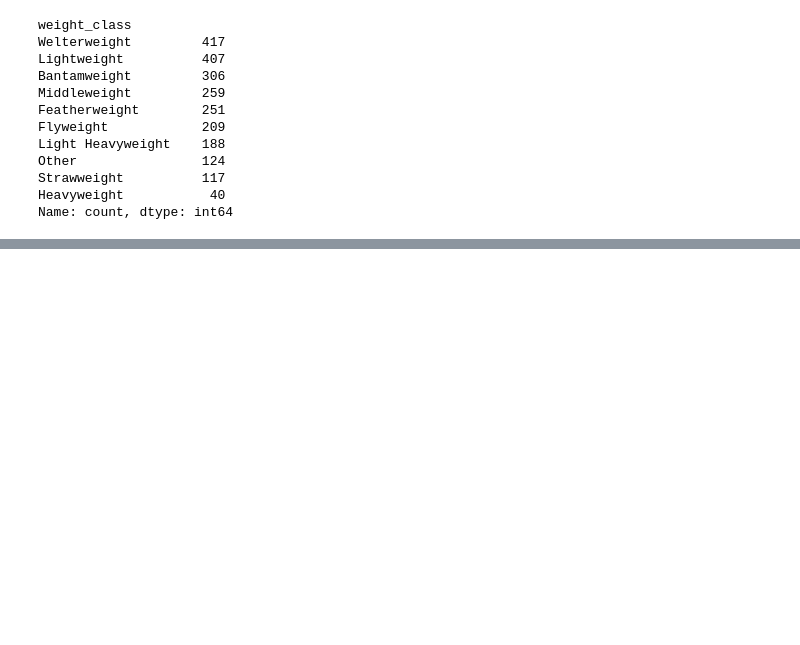
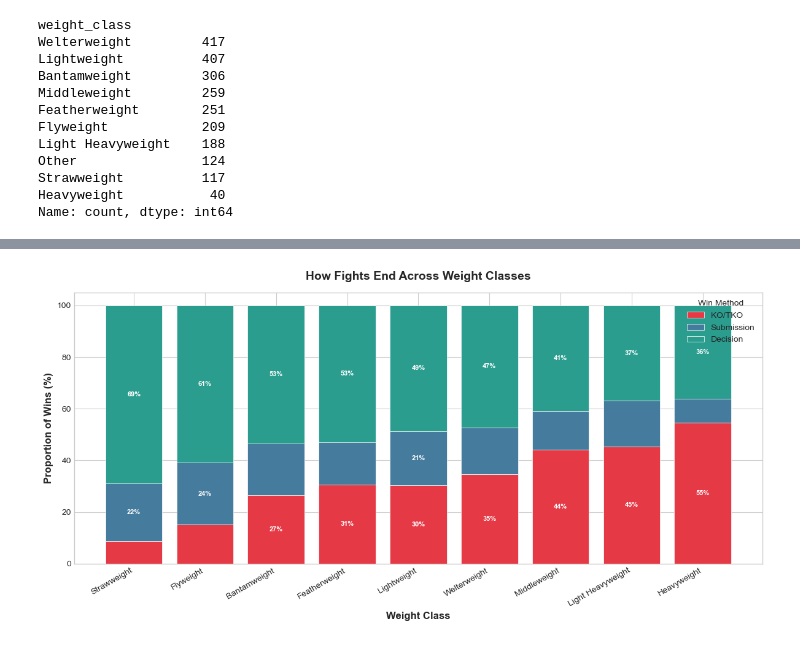
Before and after one commit to wilmshurstnoah-ux/ufc-analysis, a Jupyter notebook: blog.ipynb, the cells around one changed output, grey strips where cells are left out. Drawn from its saved outputs; the diff is of its cells as text; code cells hidden in the pictures; blank space fills up the shorter version.

Commit message:
Add exploratory analysis and visualisations (Section 4)

```diff
--- a/blog.ipynb
+++ b/blog.ipynb
@@ -130,0 +201,33 @@ Name: count, dtype: int64
+# %%
+# ── Plot 1: Win Methods by Weight Class (Stacked Bar Chart) ──
+fig, ax = plt.subplots(figsize=(12, 6))
+
+# Proportion of each win method within each weight class
+wc_method = df.groupby(['weight_class', 'win_method']).size().unstack(fill_value=0)
+wc_method = wc_method.reindex(wc_order)
+wc_method_pct = wc_method.div(wc_method.sum(axis=1), axis=0) * 100
+
+# Build stacked bars: KO/TKO on the bottom, Submission in the middle, Decision on top
+methods = ['KO/TKO', 'Submission', 'Decision']
+bottom = np.zeros(len(wc_order))
+for method in methods:
+    vals = wc_method_pct[method].values
+    ax.bar(wc_order, vals, bottom=bottom, color=METHOD_COLORS[method],
+           label=method, edgecolor='white', linewidth=0.5)
+    # Label segments larger than 20%
+    for i, v in enumerate(vals):
+        if v > 20:
+            ax.text(i, bottom[i] + v / 2, f'{v:.0f}%', ha='center', va='center',
+                    fontsize=8, fontweight='bold', color='white')
+    bottom += vals
+
+ax.set_xlabel('Weight Class', fontsize=12, fontweight='bold')
+ax.set_ylabel('Proportion of Wins (%)', fontsize=12, fontweight='bold')
+ax.set_title('How Fights End Across Weight Classes', fontsize=14, fontweight='bold', pad=15)
+ax.legend(title='Win Method', loc='upper right', framealpha=0.9)
+ax.set_xticklabels(wc_order, rotation=30, ha='right')
+plt.tight_layout()
+plt.savefig('output/figures/plot1_win_methods_by_weight.png', dpi=150, bbox_inches='tight')
+plt.show()
+# %% [output]
+[figure, added]
```
Also changed, not shown: parts of 17 cells of this notebook, 4 other files.
